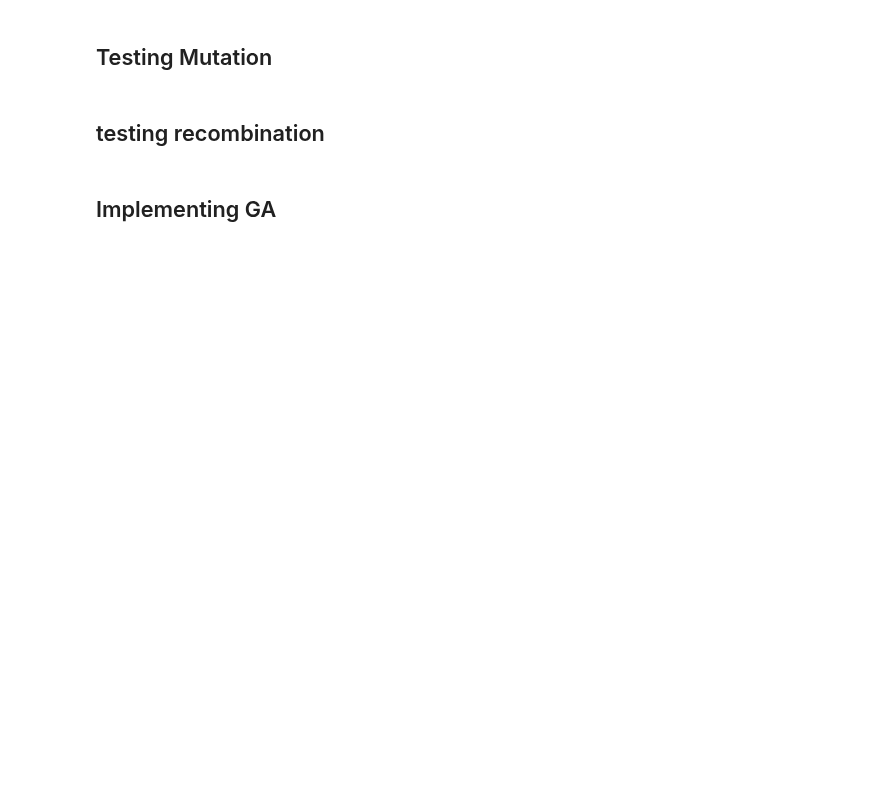
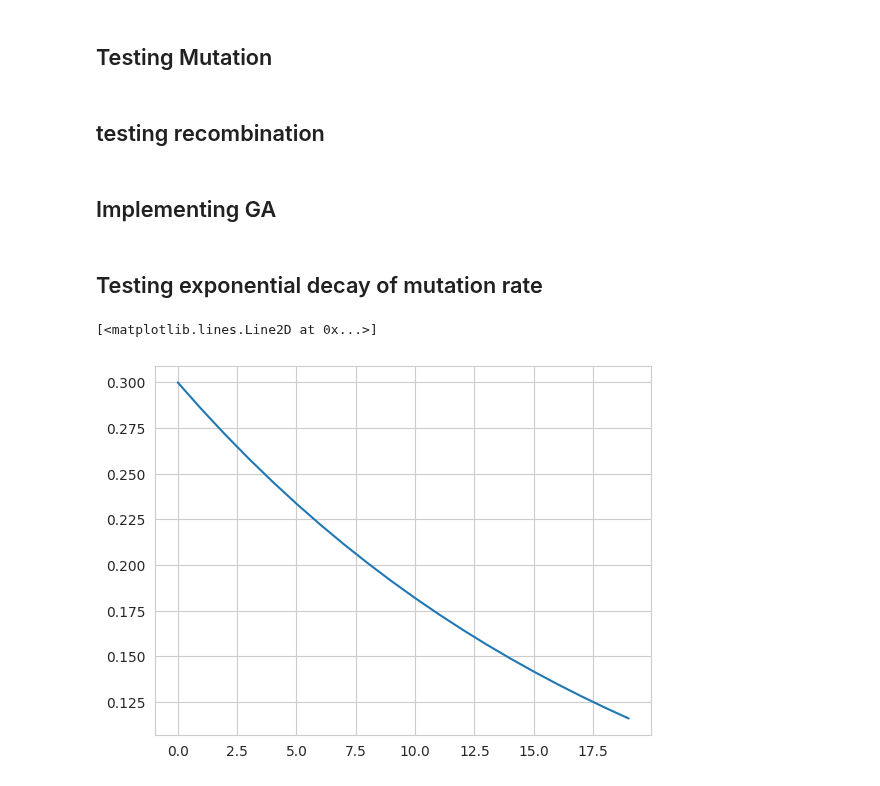
Before and after one commit to LaurinBrechter/RustStuff, a Jupyter notebook: optim-rust/ticket-pricing-genetic/code_pyton_test.ipynb, the cells around one changed output. Cells and saved outputs as stored; diff of their text form; code cells hidden in the pictures; blank space fills up the shorter version.

```diff
--- a/optim-rust/ticket-pricing-genetic/code_pyton_test.ipynb
+++ b/optim-rust/ticket-pricing-genetic/code_pyton_test.ipynb
@@ -310,3 +320,16 @@ def roulette_selection(individuals, objs: list[float], n_selected: int):
+# %% [markdown]
+## Testing exponential decay of mutation rate
+# %%
+MUT_START = 0.3
+MUT_DECAY = 0.05
+
+t = np.arange(20)
+
+# plt.plot(t, MUT_START*MUT_DECAY**t)
+plt.plot(t, MUT_START*np.exp(-0.05*t))
+# %% [output]
+[<matplotlib.lines.Line2D at 0x...>]
+[figure, added]
 # %%
 N_ITER = 100
 POP_SIZE = 100
```
Also changed, not shown: parts of 16 cells of this notebook, 3 other files.
